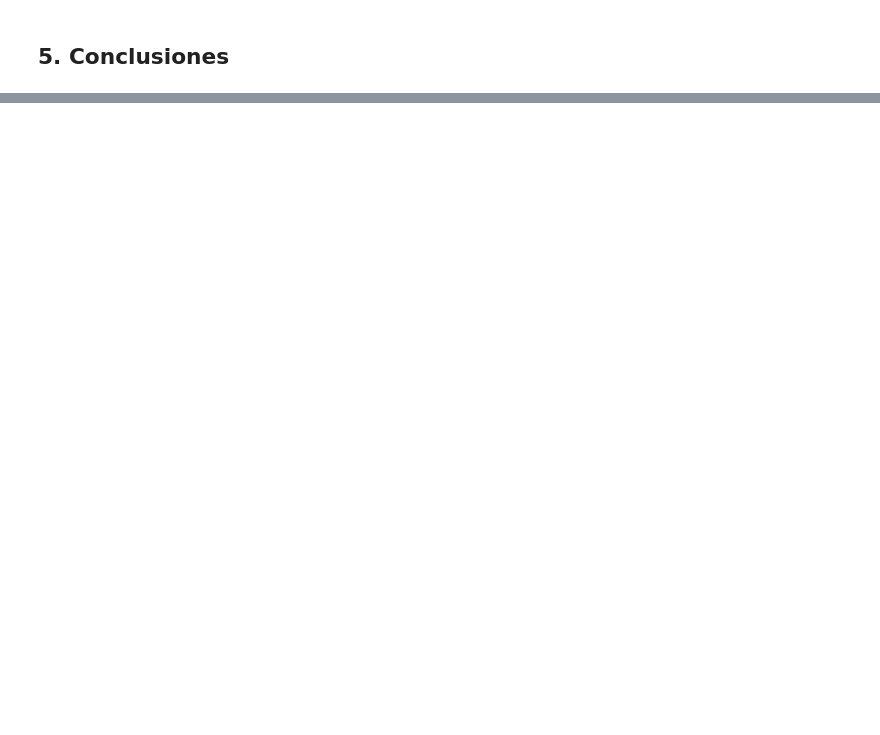
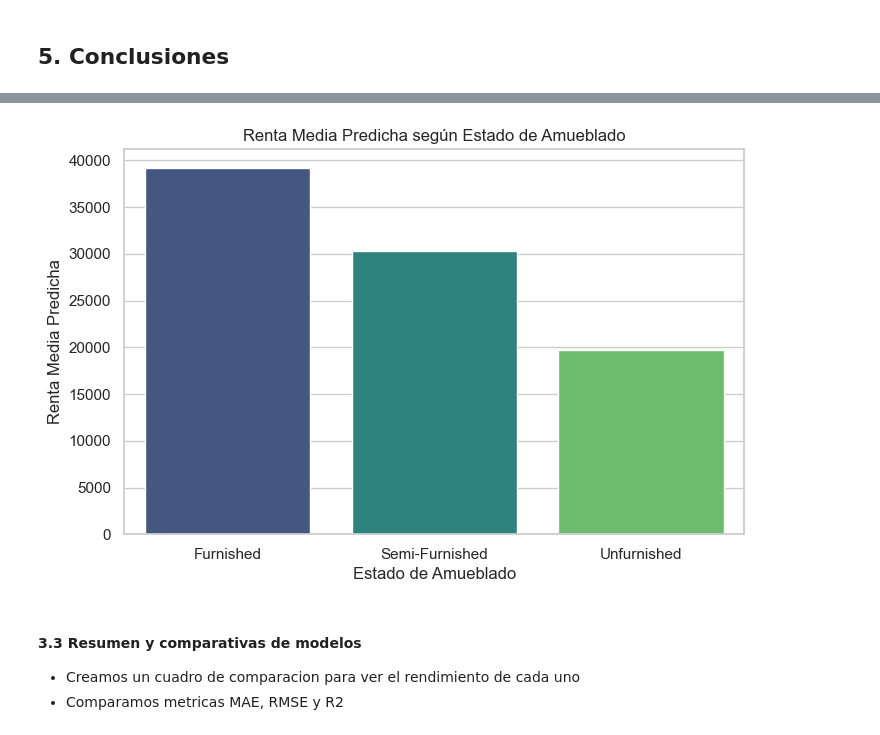
Before and after one commit to FranBretones/house-rent-ml-project, a Jupyter notebook: notebook/main.ipynb, the cells around one changed output, grey strips where cells are left out. Drawn from its saved outputs; the diff is of its cells as text; code cells hidden in the pictures; blank space fills up the shorter version.

```diff
--- a/notebook/main.ipynb
+++ b/notebook/main.ipynb
@@ -947,0 +1536,16 @@ Adicionalmente, el análisis de los "loadings" a través del mapa de calor y la
+# %%
+# Suponiendo que X_test_mb tiene los índices originales
+indices_test = X_test_mb.index
+
+# Extraemos esas filas del df_encoded (o del DataFrame con las variables originales)
+df_test_original = df_raw.loc[indices_test, ['bhk',	'rent','size','bathroom' ,'city','furnishing_encoded','area type','tenant preferred']]
+
+# Construimos el DataFrame de predicciones con índices para hacer merge
+df_predicciones = pd.DataFrame({
+        'Renta_Predicha': np.exp(pred_log)     # Escalado original
+}, index=indices_test)
+
+# Unimos la info original con predicciones
+df_predicciones_completo = df_test_original.join(df_predicciones)
+
+print(df_predicciones_completo.head())
@@ -949,0 +1818,18 @@ Adicionalmente, el análisis de los "loadings" a través del mapa de calor y la
+# %%
+# Renta media predicha por estado de amueblado
+renta_media_furnish = df_predicciones_completo.groupby('furnish status')['Renta_Predicha'].mean().sort_values(ascending=False)
+
+
+
+plt.figure(figsize=(8,5))
+sns.barplot(x=renta_media_furnish.index, y=renta_media_furnish.values, palette="viridis")
+plt.title('Renta Media Predicha según Estado de Amueblado')
+plt.xlabel('Estado de Amueblado')
+plt.ylabel('Renta Media Predicha')
+plt.show()
+# %% [output]
+[figure, added]
+# %% [markdown]
+#### 3.3 Resumen y comparativas de modelos
+- Creamos un cuadro de comparacion para ver el rendimiento de cada uno
+- Comparamos metricas MAE, RMSE y R2
```
Also changed, not shown: parts of 49 cells of this notebook, 2 other files.
